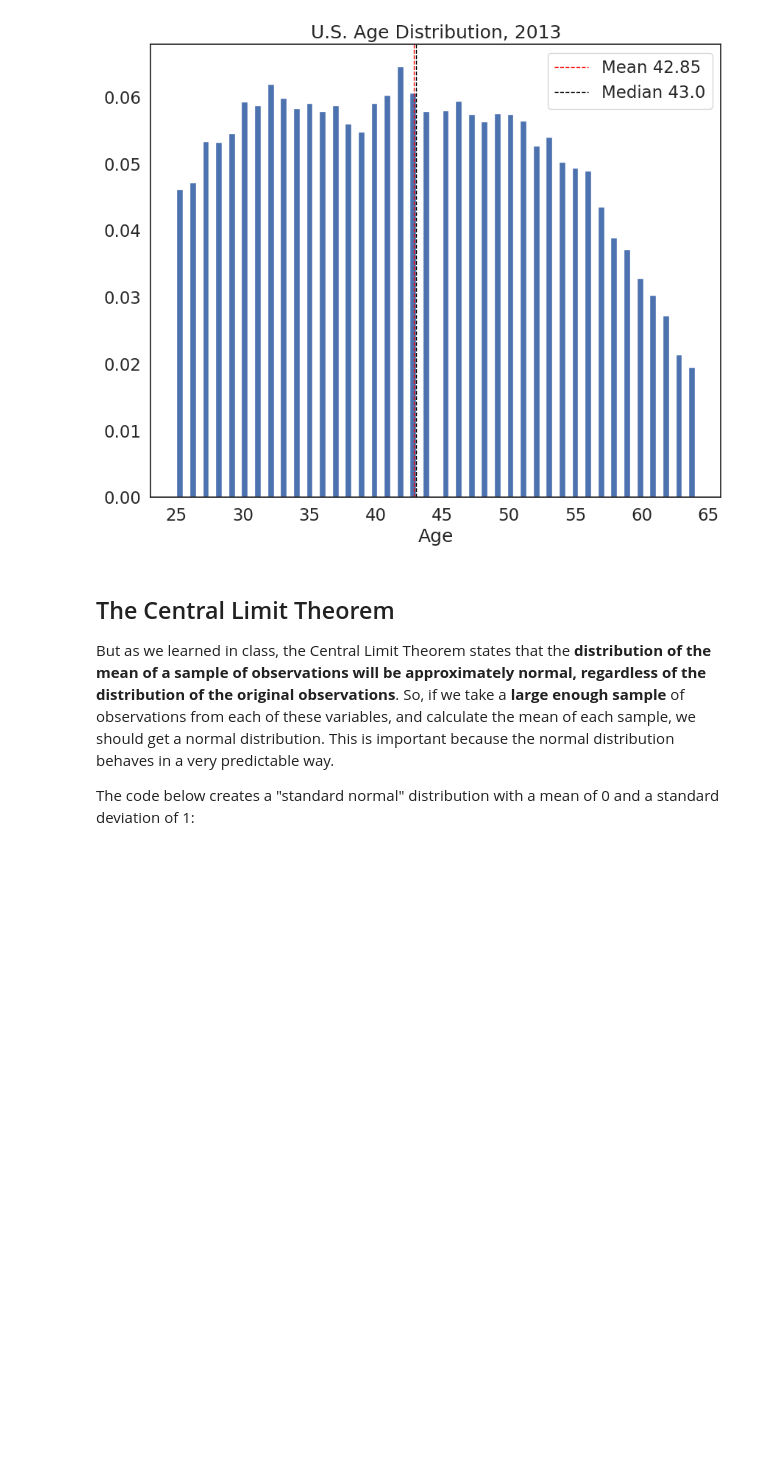
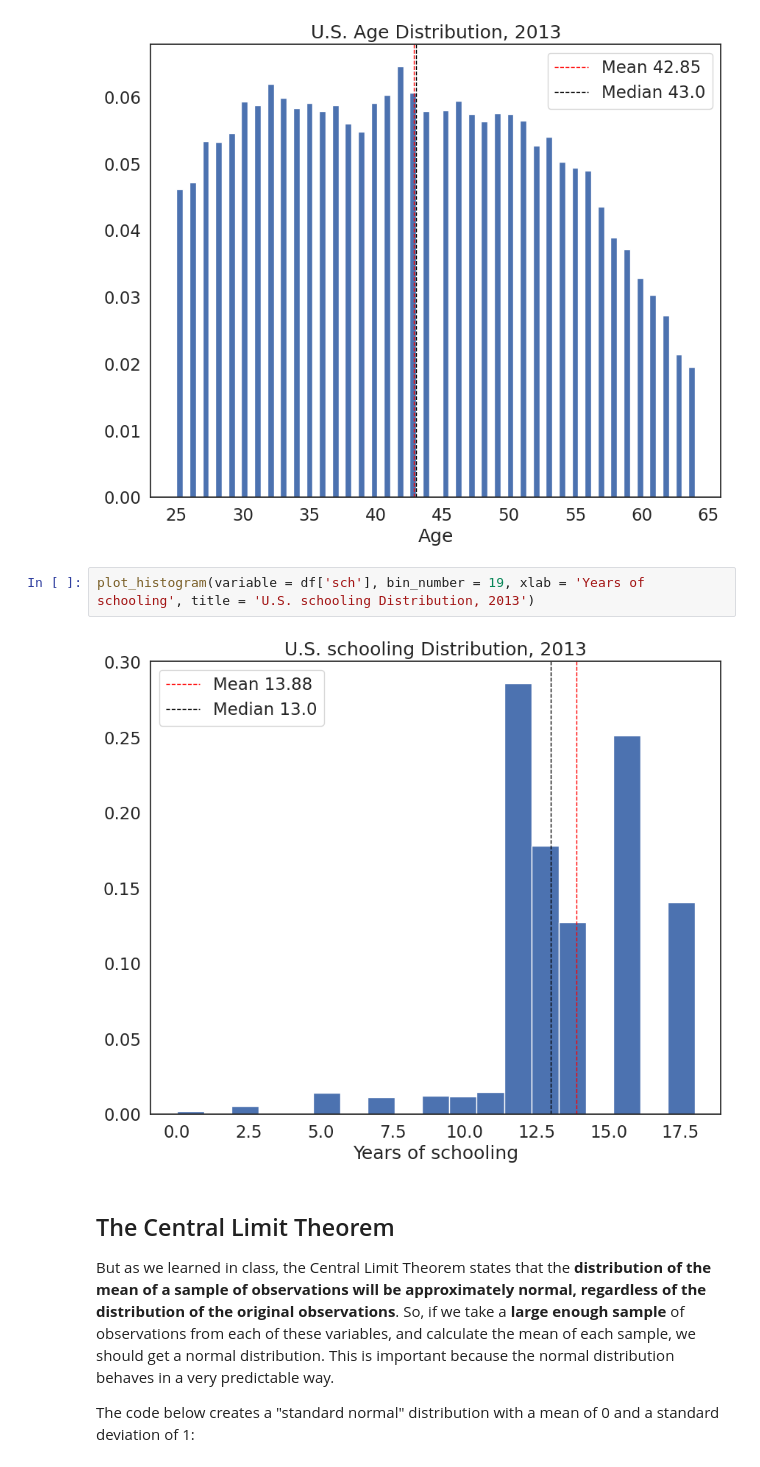
Before and after one commit to SHocombe/QM2, a Jupyter notebook: W5_Distributions_and_Basic_Statistics.ipynb, the cells around one changed output. Saved outputs shown, nothing was run; the diff lists cells and outputs as text; blank space fills up the shorter version.

```diff
--- a/W5_Distributions_and_Basic_Statistics.ipynb
+++ b/W5_Distributions_and_Basic_Statistics.ipynb
@@ -369,6 +369,10 @@ If we want to produce lots of similar plots, this really helps us cut down on re
 plot_histogram(variable = df['age'], bin_number = 80, xlab = 'Age', title = 'U.S. Age Distribution, 2013')
 # %% [output]
 [figure]
+# %%
+plot_histogram(variable = df['sch'], bin_number = 19, xlab = 'Years of schooling', title = 'U.S. schooling Distribution, 2013')
+# %% [output]
+[figure, added]
 # %% [markdown]
 ## The Central Limit Theorem
 
```
Also changed, not shown: parts of 8 cells of this notebook.
